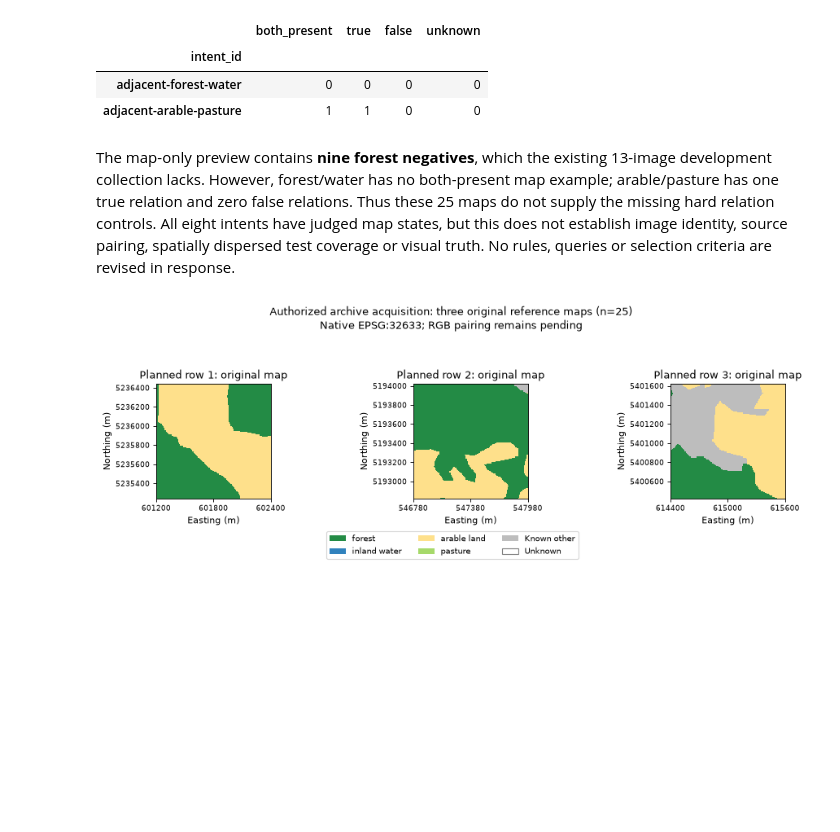
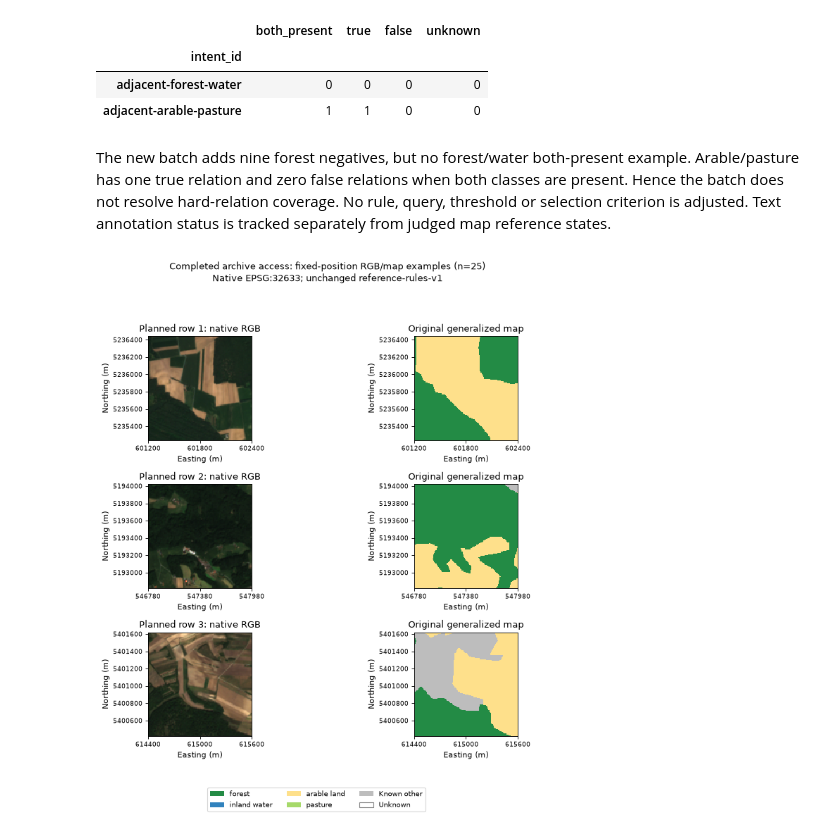
Before and after one commit to manuelmiddendorf/earth-observation, a Jupyter notebook: notebooks/02_benchmark_construction.ipynb, the cells around one changed output. Saved outputs shown, nothing was run; the diff lists cells and outputs as text; code cells hidden in the pictures; blank space fills up the shorter version.

Commit message:
Validate the exact 25-patch native extraction and spatial coverage

```diff
--- a/notebooks/02_benchmark_construction.ipynb
+++ b/notebooks/02_benchmark_construction.ipynb
@@ -972,47 +1026,66 @@ display(pd.DataFrame(map_controls).set_index("intent_id"))
 | adjacent-forest-water | 0 | 0 | 0 | 0 |
 | adjacent-arable-pasture | 1 | 1 | 0 | 0 |
 # %% [markdown]
-The map-only preview contains **nine forest negatives**, which the existing
-13-image development collection lacks. However, forest/water has no
-both-present map example; arable/pasture has one true relation and zero false
-relations. Thus these 25 maps do not supply the missing hard relation controls.
-All eight intents have judged map states, but this does not establish image
-identity, source pairing, spatially dispersed test coverage or visual truth.
-No rules, queries or selection criteria are revised in response.
+The new batch adds nine forest negatives, but no forest/water both-present
+example. Arable/pasture has one true relation and zero false relations when
+both classes are present. Hence the batch does not resolve hard-relation
+coverage. No rule, query, threshold or selection criterion is adjusted.
+Text annotation status is tracked separately from judged map reference states.
 # %%
-fig_archive, archive_axes = plt.subplots(1, 3, figsize=(12, 4), dpi=80)
-for axis, position in zip(archive_axes, ARCHIVE_EXAMPLE_POSITIONS, strict=True):
+fig_archive, archive_axes = plt.subplots(3, 2, figsize=(10, 10), dpi=80)
+for row, position in enumerate(ARCHIVE_EXAMPLE_POSITIONS):
     pid = archive_ids[position]
     summary = map_summaries[pid]
+    files = patch_files(pid, RAW / "BigEarthNet-S2", RAW / "Reference_Maps")
+    left, bottom, right, top = archive_sources.loc[pid, "bounds"]
+    extent = (left, right, bottom, top)
+    archive_axes[row, 0].imshow(
+        load_rgb(files, upper=DISPLAY_UPPER_DN),
+        extent=extent,
+        interpolation="nearest",
+    )
     display_map = np.full(summary["unknown_mask"].shape, 4)
     for index, name in enumerate(class_names):
         display_map[summary["class_masks"][name]] = index
     display_map[summary["unknown_mask"]] = 5
-    left, bottom, right, top = map_sources.loc[pid, "bounds"]
-    axis.imshow(display_map, extent=(left, right, bottom, top),
-                cmap=cmap, norm=norm, interpolation="nearest")
-    axis.set_title(f"Planned row {position + 1}: original map")
-    axis.set_xlabel("Easting (m)")
-    axis.set_ylabel("Northing (m)")
-    axis.ticklabel_format(style="plain", useOffset=False)
-    axis.set_xticks(np.linspace(left, right, 3))
-    axis.tick_params(labelsize=8)
-fig_archive.legend(handles=[
-    Patch(facecolor=COLORS[name], label=name.replace("_", " "))
-    for name in class_names
-] + [Patch(facecolor="#bdbdbd", label="Known other"),
-     Patch(facecolor="#ffffff", edgecolor="gray", label="Unknown")],
-    loc="lower center", ncol=3, fontsize=9)
+    archive_axes[row, 1].imshow(
+        display_map,
+        extent=extent,
+        cmap=cmap,
+        norm=norm,
+        interpolation="nearest",
+    )
+    archive_axes[row, 0].set_title(f"Planned row {position + 1}: native RGB")
+    archive_axes[row, 1].set_title("Original generalized map")
+    for axis in archive_axes[row]:
+        axis.set_xlabel("Easting (m)")
+        axis.set_ylabel("Northing (m)")
+        axis.ticklabel_format(style="plain", useOffset=False)
+        axis.set_xticks(np.linspace(left, right, 3))
+        axis.tick_params(labelsize=8)
+fig_archive.legend(
+    handles=[
+        Patch(facecolor=COLORS[name], label=name.replace("_", " "))
+        for name in class_names
+    ]
+    + [
+        Patch(facecolor="#bdbdbd", label="Known other"),
+        Patch(facecolor="#ffffff", edgecolor="gray", label="Unknown"),
+    ],
+    loc="lower center",
+    ncol=3,
+    fontsize=9,
+)
 fig_archive.suptitle(
-    "Authorized archive acquisition: three original reference maps (n=25)\n"
-    "Native EPSG:32633; RGB pairing remains pending"
+    "Completed archive access: fixed-position RGB/map examples (n=25)\n"
+    "Native EPSG:32633; unchanged reference-rules-v1"
 )
-fig_archive.tight_layout(rect=(0, .14, 1, .87))
+fig_archive.tight_layout(rect=(0, 0.08, 1, 0.94))
 archive_output = ROOT / "outputs/archive-data-access-v1"
 archive_output.mkdir(parents=True, exist_ok=True)
-fig_archive.savefig(archive_output / "reference-preview.png", dpi=110)
+fig_archive.savefig(archive_output / "rgb-map-examples.png", dpi=110)
 map_coverage.to_csv(archive_output / "reference-only-coverage.csv")
 plt.show()
 # %% [output]
-[figure, old version]
+[figure, new version]
 # %% [markdown]
```
Also changed, not shown: parts of 10 cells of this notebook, 10 other files.
